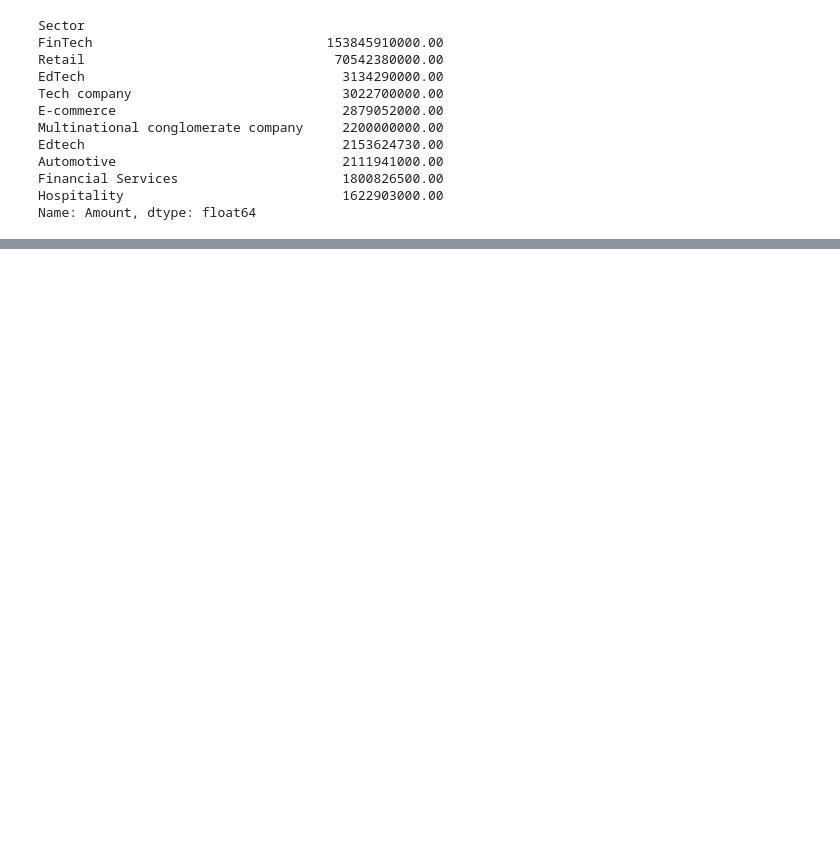
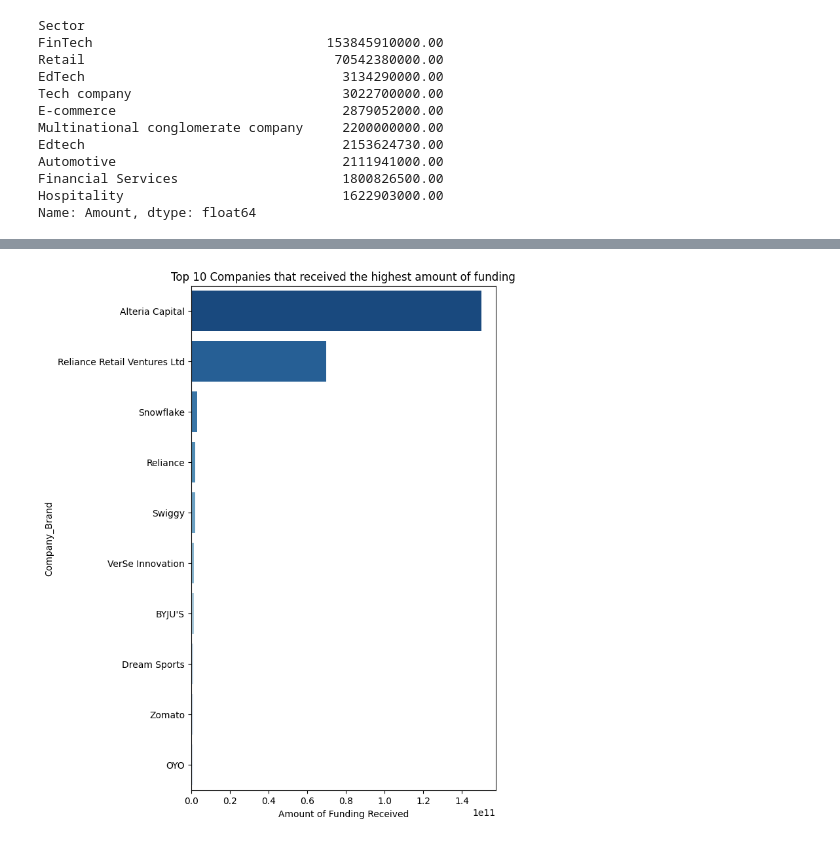
Before and after one commit to susanlazaro/LP1-sojourn, a Jupyter notebook: notebook.ipynb, the cells around one changed output, grey strips where cells are left out. Drawn from its saved outputs; the diff is of its cells as text; code cells hidden in the pictures; blank space fills up the shorter version.

```diff
--- a/notebook.ipynb
+++ b/notebook.ipynb
@@ -1388,0 +1416,4 @@ AttributeError: 'Series' object has no attribute 'Sector'
+# %%
+#group by sector and sum amounts
+company_total = df_startup_funding.groupby('Company_Brand')['Amount'].sum()
+company_total
@@ -1388,0 +1434,3 @@ AttributeError: 'Series' object has no attribute 'Sector'
+# %%
+top_10_companies = company_total.sort_values(ascending=False).head(10)
+top_10_companies
@@ -1389,6 +1450,13 @@ AttributeError: 'Series' object has no attribute 'Sector'
 # %%
-plt.title('Top 10 Sectors that received the highest amount of funding')
-sns.barplot(y = 'Top_10_industry'['Sector'], x= Top_10_industry['Amount'],palette='Blue')
+plt.figure(figsize=(6, 10))
+
+
+custom_palette = sns.color_palette("Blues_r", n_colors=len(top_10_companies))
+
+plt.title('Top 10 Companies that received the highest amount of funding')
+sns.barplot(y=top_10_companies.index, x=top_10_companies, palette=custom_palette)
 plt.xlabel('Amount of Funding Received')
-plt.ylabel('Sector')
+plt.ylabel('Company_Brand')
 plt.show()
+# %% [output]
+[figure, added]
```
Also changed, not shown: parts of 29 cells of this notebook.
